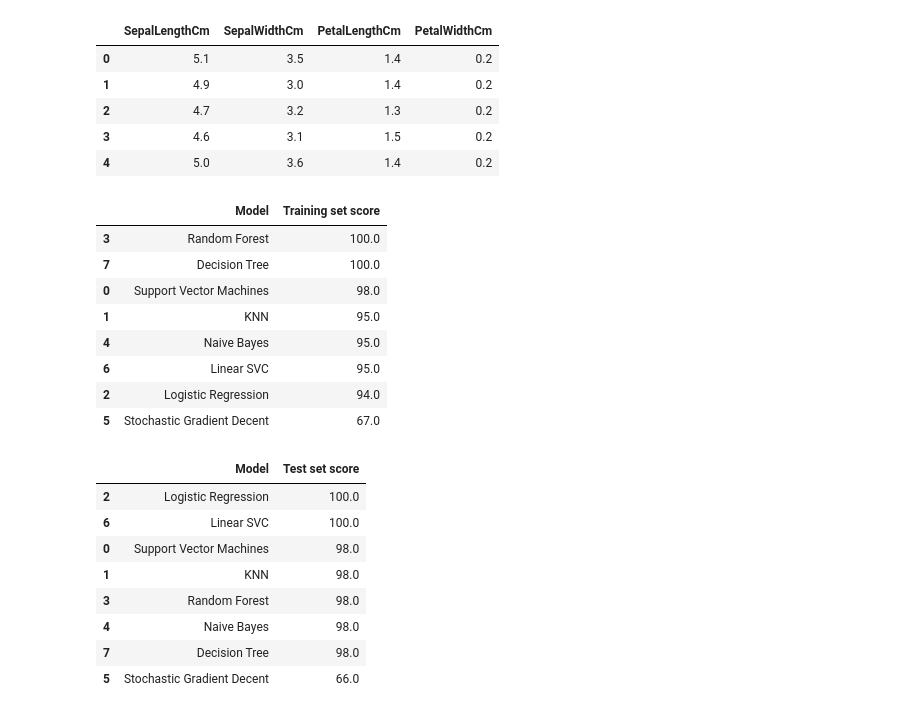
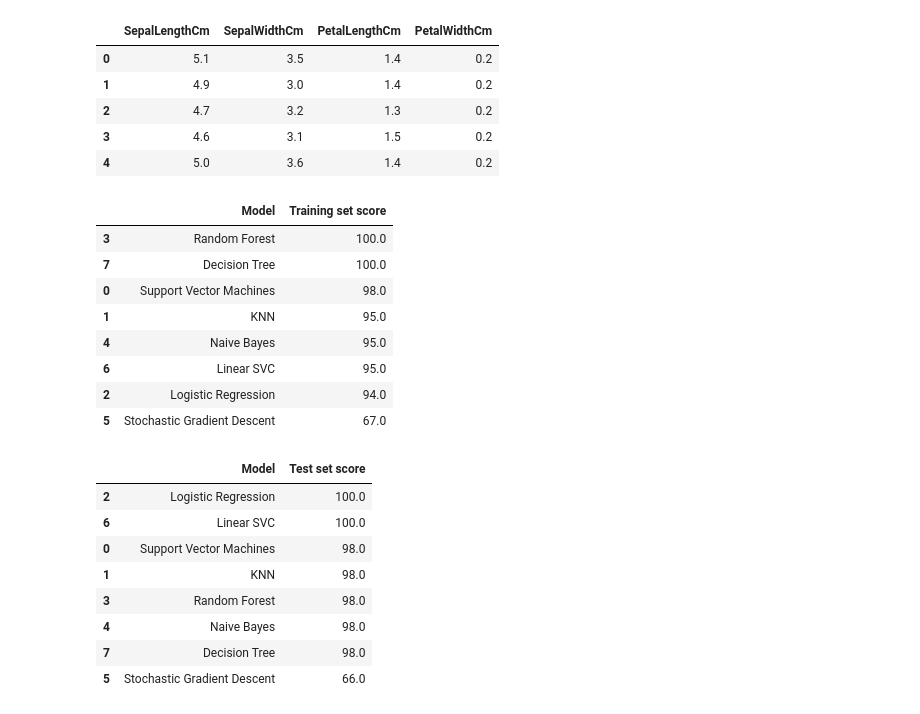
Before and after one commit to Siddhant24/Iris-Species-Classification, a Jupyter notebook: Iris Species.ipynb, the cells around one changed output. Drawn from its saved outputs; the diff is of its cells as text; code cells hidden in the pictures.

```diff
--- a/Iris Species.ipynb
+++ b/Iris Species.ipynb
@@ -270,28 +270,28 @@ acc_random_forest_test = random_forest.score(X_test, y_test) * 100
 # %%
 models = pd.DataFrame({
     'Model': ['Support Vector Machines', 'KNN', 'Logistic Regression',
               'Random Forest', 'Naive Bayes',
-              'Stochastic Gradient Decent', 'Linear SVC',
+              'Stochastic Gradient Descent', 'Linear SVC',
               'Decision Tree'],
     'Training set score': [acc_svc, acc_knn, acc_log,
               acc_random_forest, acc_gaussian,
               acc_sgd, acc_linear_svc, acc_decision_tree]})
 models.sort_values(by='Training set score', ascending=False)
 # %% [output]
 |  | Model | Training set score |
 | 3 | Random Forest | 100.0 |
 | 7 | Decision Tree | 100.0 |
 | 0 | Support Vector Machines | 98.0 |
 | 1 | KNN | 95.0 |
 | 4 | Naive Bayes | 95.0 |
 | 6 | Linear SVC | 95.0 |
 | 2 | Logistic Regression | 94.0 |
-| 5 | Stochastic Gradient Decent | 67.0 |
+| 5 | Stochastic Gradient Descent | 67.0 |
 # %%
 models = pd.DataFrame({
     'Model': ['Support Vector Machines', 'KNN', 'Logistic Regression',
               'Random Forest', 'Naive Bayes',
-              'Stochastic Gradient Decent', 'Linear SVC',
+              'Stochastic Gradient Descent', 'Linear SVC',
               'Decision Tree'],
     'Test set score': [acc_svc_test, acc_knn_test, acc_log_test,
               acc_random_forest_test, acc_gaussian_test,
@@ -306,4 +306,4 @@ models.sort_values(by='Test set score', ascending=False)
 | 3 | Random Forest | 98.0 |
 | 4 | Naive Bayes | 98.0 |
 | 7 | Decision Tree | 98.0 |
-| 5 | Stochastic Gradient Decent | 66.0 |
+| 5 | Stochastic Gradient Descent | 66.0 |
```
